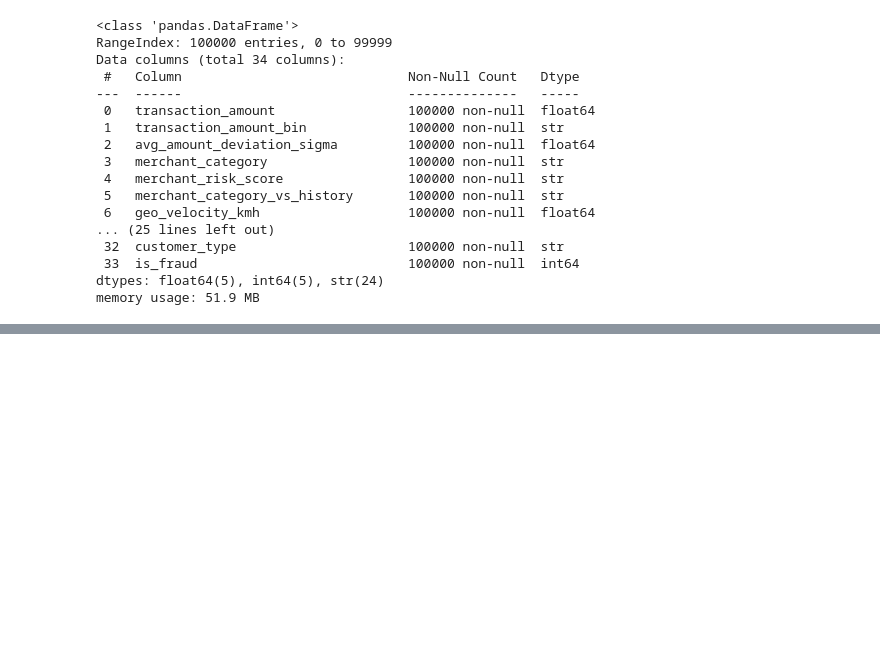
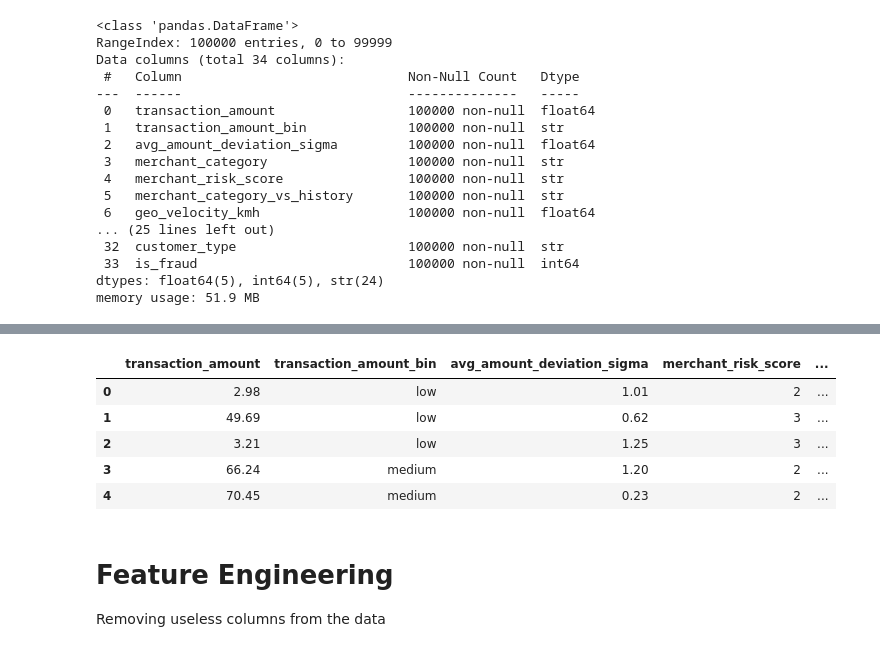
Before and after one commit to sba25078/Sba25078-Capstone-Project-for-Strategic-Thinking--2026, a Jupyter notebook: CA2 EDA and Data Preparation.ipynb, the cells around one changed output, grey strips where cells are left out. Cells and saved outputs as stored; diff of their text form; code cells hidden in the pictures; blank space fills up the shorter version.

Commit message:
Feature Engineering

```diff
--- a/CA2 EDA and Data Preparation.ipynb
+++ b/CA2 EDA and Data Preparation.ipynb
@@ -890,0 +1050,14 @@ memory usage: 51.9 MB
+# %%
+pd.set_option('display.max_columns', None)
+
+df.head()
+# %% [output]
+|  | transaction_amount | transaction_amount_bin | avg_amount_deviation_sigma | merchant_risk_score | ... |
+| 0 | 2.98 | low | 1.01 | 2 | ... |
+| 1 | 49.69 | low | 0.62 | 3 | ... |
+| 2 | 3.21 | low | 1.25 | 3 | ... |
+| 3 | 66.24 | medium | 1.20 | 2 | ... |
+| 4 | 70.45 | medium | 0.23 | 2 | ... |
+# %% [markdown]
+# Feature Engineering
+Removing useless columns from the data
```
Also changed, not shown: parts of 20 cells of this notebook.
